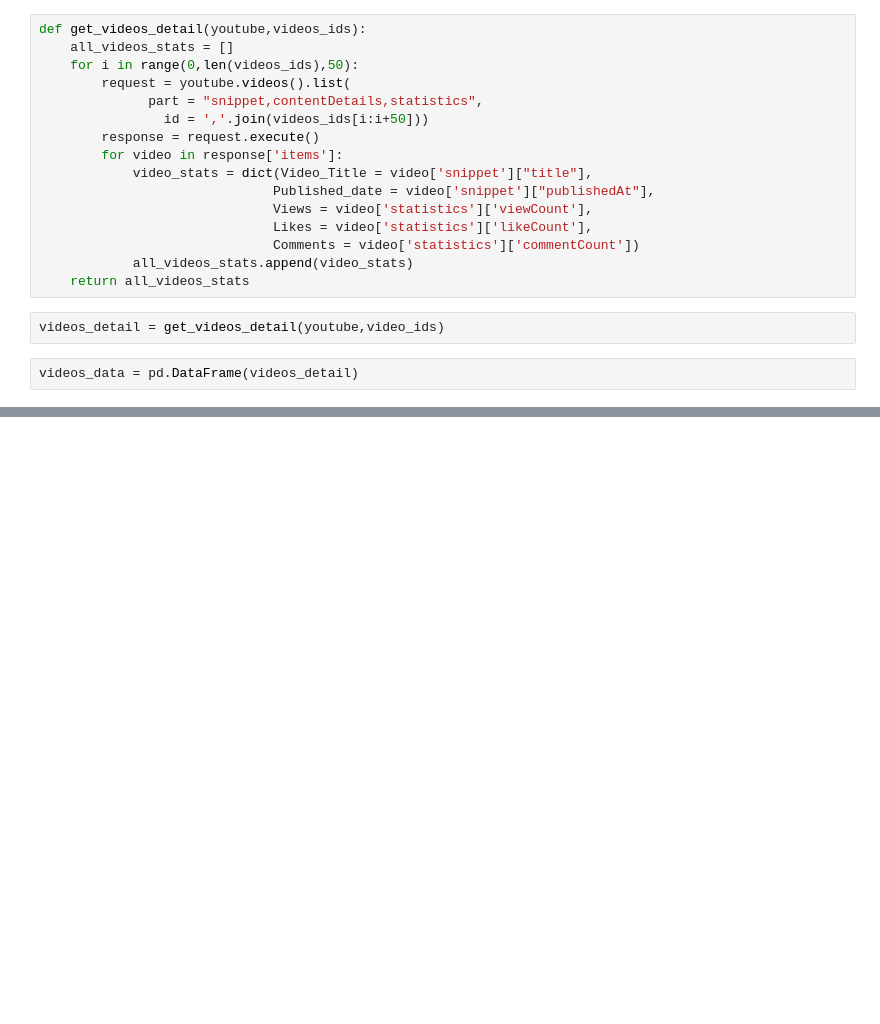
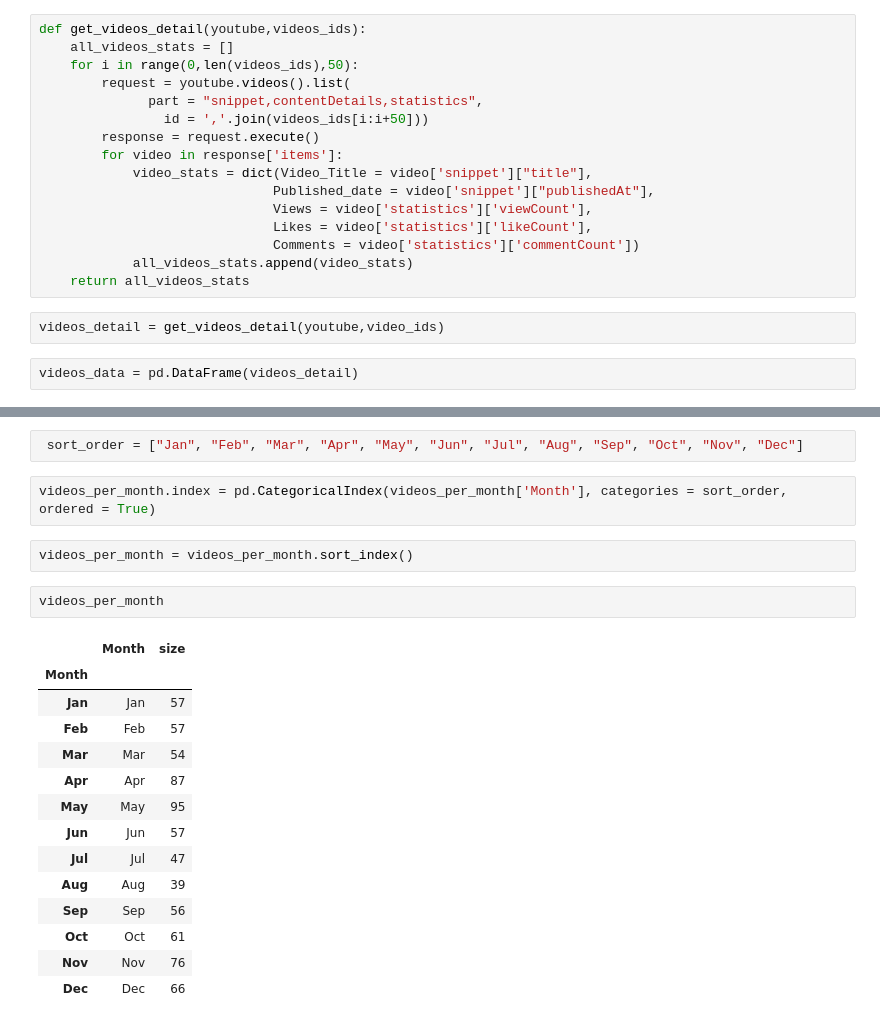
Before and after one commit to MDanialML/Youtube_channel_analysis, a Jupyter notebook: YT_analysis_project.ipynb, the cells around one changed output, grey strips where cells are left out. Drawn from its saved outputs; the diff is of its cells as text; blank space fills up the shorter version.

```diff
--- a/YT_analysis_project.ipynb
+++ b/YT_analysis_project.ipynb
@@ -116,0 +194,23 @@ videos_data
+# %%
+ sort_order = ["Jan", "Feb", "Mar", "Apr", "May", "Jun", "Jul", "Aug", "Sep", "Oct", "Nov", "Dec"]
+# %%
+videos_per_month.index = pd.CategoricalIndex(videos_per_month['Month'], categories = sort_order, ordered = True)
+# %%
+videos_per_month = videos_per_month.sort_index()
+# %%
+videos_per_month
+# %% [output]
+|  | Month | size |
+| Month |  |  |
+| Jan | Jan | 57 |
+| Feb | Feb | 57 |
+| Mar | Mar | 54 |
+| Apr | Apr | 87 |
+| May | May | 95 |
+| Jun | Jun | 57 |
+| Jul | Jul | 47 |
+| Aug | Aug | 39 |
+| Sep | Sep | 56 |
+| Oct | Oct | 61 |
+| Nov | Nov | 76 |
+| Dec | Dec | 66 |
```
Also changed, not shown: parts of 13 cells of this notebook, 3 other files.
